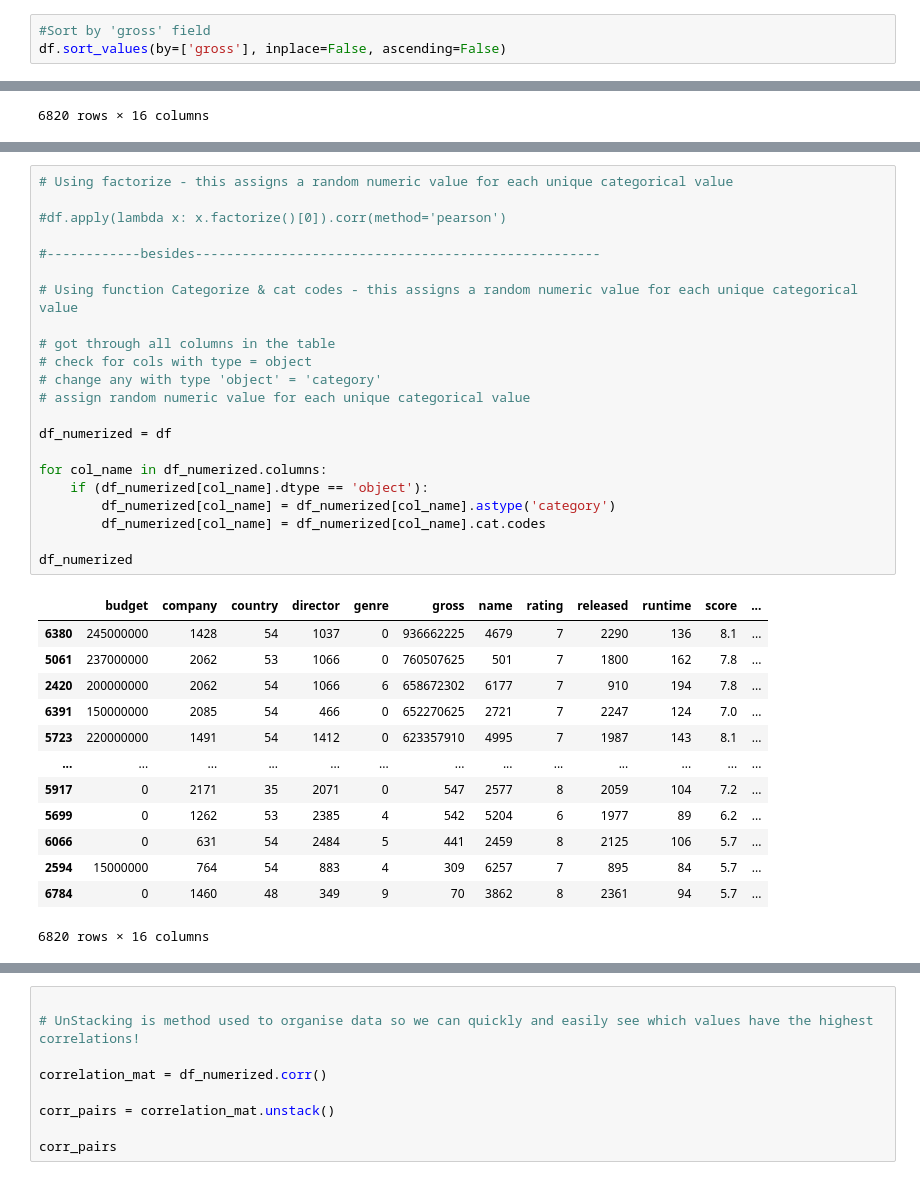
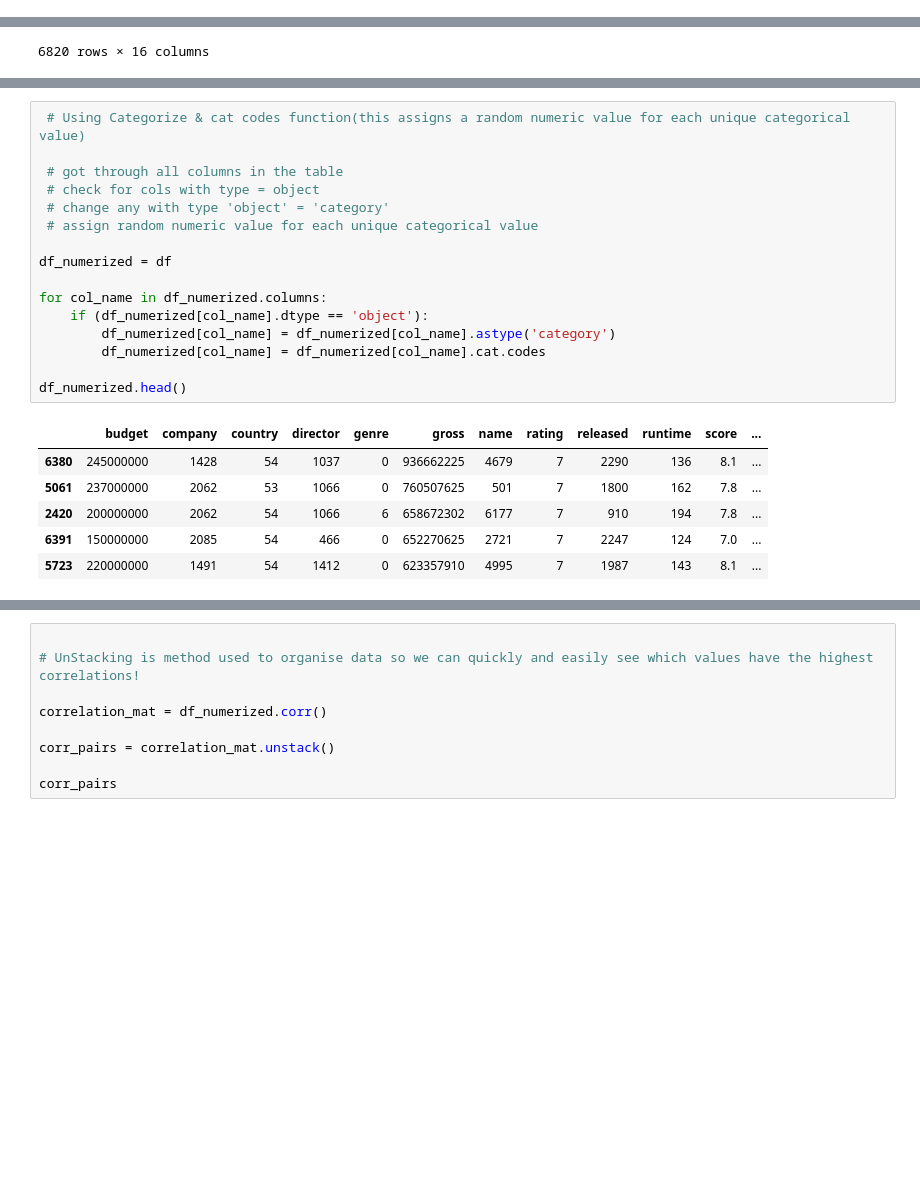
Before and after one commit to soticoker/correlationinmovies, a Jupyter notebook: correlation_movies_db.ipynb, the cells around one changed output, grey strips where cells are left out. Cells and saved outputs as stored; diff of their text form; blank space fills up the shorter version.

```diff
--- a/correlation_movies_db.ipynb
+++ b/correlation_movies_db.ipynb
@@ -111,3 +107,0 @@ df = df.sort_values(by=['gross'], inplace=False, ascending=False)
-# %%
-#Sort by 'gross' field
-df.sort_values(by=['gross'], inplace=False, ascending=False)
@@ -228,39 +204,26 @@ plt.show()
 # %% [output]
 [figure]
 # %%
-# Using factorize - this assigns a random numeric value for each unique categorical value
+ # Using Categorize & cat codes function(this assigns a random numeric value for each unique categorical value)
 
-#df.apply(lambda x: x.factorize()[0]).corr(method='pearson')
-
-#------------besides----------------------------------------------------
-
-# Using function Categorize & cat codes - this assigns a random numeric value for each unique categorical value
-
-# got through all columns in the table
-# check for cols with type = object
-# change any with type 'object' = 'category'
-# assign random numeric value for each unique categorical value
+ # got through all columns in the table
+ # check for cols with type = object
+ # change any with type 'object' = 'category'
+ # assign random numeric value for each unique categorical value
 
 df_numerized = df
 
 for col_name in df_numerized.columns:
     if (df_numerized[col_name].dtype == 'object'):
         df_numerized[col_name] = df_numerized[col_name].astype('category')
         df_numerized[col_name] = df_numerized[col_name].cat.codes
 
-df_numerized
+df_numerized.head()
 # %% [output]
 |  | budget | company | country | director | genre | gross | name | rating | released | runtime | score | ... |
 | 6380 | 245000000 | 1428 | 54 | 1037 | 0 | 936662225 | 4679 | 7 | 2290 | 136 | 8.1 | ... |
 | 5061 | 237000000 | 2062 | 53 | 1066 | 0 | 760507625 | 501 | 7 | 1800 | 162 | 7.8 | ... |
 | 2420 | 200000000 | 2062 | 54 | 1066 | 6 | 658672302 | 6177 | 7 | 910 | 194 | 7.8 | ... |
 | 6391 | 150000000 | 2085 | 54 | 466 | 0 | 652270625 | 2721 | 7 | 2247 | 124 | 7.0 | ... |
 | 5723 | 220000000 | 1491 | 54 | 1412 | 0 | 623357910 | 4995 | 7 | 1987 | 143 | 8.1 | ... |
-| ... | ... | ... | ... | ... | ... | ... | ... | ... | ... | ... | ... | ... |
-| 5917 | 0 | 2171 | 35 | 2071 | 0 | 547 | 2577 | 8 | 2059 | 104 | 7.2 | ... |
-| 5699 | 0 | 1262 | 53 | 2385 | 4 | 542 | 5204 | 6 | 1977 | 89 | 6.2 | ... |
-| 6066 | 0 | 631 | 54 | 2484 | 5 | 441 | 2459 | 8 | 2125 | 106 | 5.7 | ... |
-| 2594 | 15000000 | 764 | 54 | 883 | 4 | 309 | 6257 | 7 | 895 | 84 | 5.7 | ... |
-| 6784 | 0 | 1460 | 48 | 349 | 9 | 70 | 3862 | 8 | 2361 | 94 | 5.7 | ... |
-6820 rows × 16 columns
 # %%
```
Also changed, not shown: parts of 17 cells of this notebook, 1 other file.
